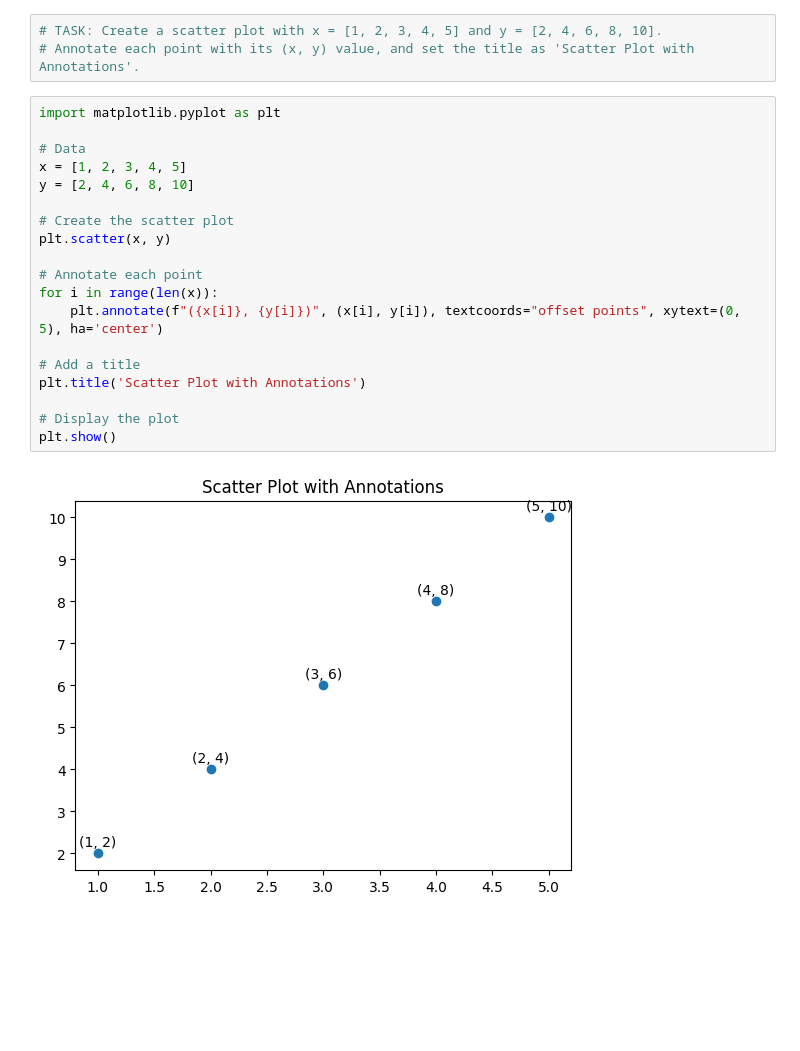
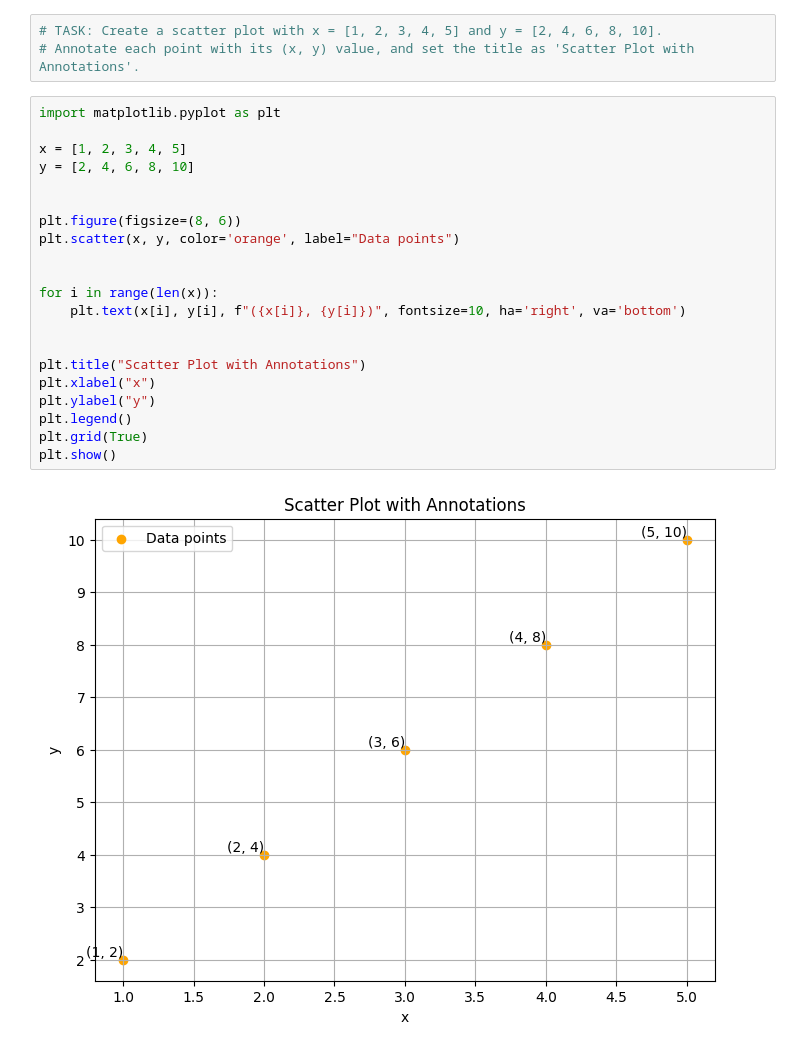
Before and after one commit to sidra-quadri/python-jupyter-template, a Jupyter notebook: src/3-scatter-plot.ipynb, the cells around one changed output. Cells and saved outputs as stored; diff of their text form; blank space fills up the shorter version.

```diff
--- a/src/3-scatter-plot.ipynb
+++ b/src/3-scatter-plot.ipynb
@@ -6,21 +6,23 @@
 # %%
 import matplotlib.pyplot as plt
 
-# Data
 x = [1, 2, 3, 4, 5]
 y = [2, 4, 6, 8, 10]
 
-# Create the scatter plot
-plt.scatter(x, y)
 
-# Annotate each point
+plt.figure(figsize=(8, 6))
+plt.scatter(x, y, color='orange', label="Data points")
+
+
 for i in range(len(x)):
-    plt.annotate(f"({x[i]}, {y[i]})", (x[i], y[i]), textcoords="offset points", xytext=(0, 5), ha='center')
+    plt.text(x[i], y[i], f"({x[i]}, {y[i]})", fontsize=10, ha='right', va='bottom')
 
-# Add a title
-plt.title('Scatter Plot with Annotations')
 
-# Display the plot
+plt.title("Scatter Plot with Annotations")
+plt.xlabel("x")
+plt.ylabel("y")
+plt.legend()
+plt.grid(True)
 plt.show()
 # %% [output]
-[figure, old version]
+[figure, new version]
```
Also changed, not shown: 5 other files.
